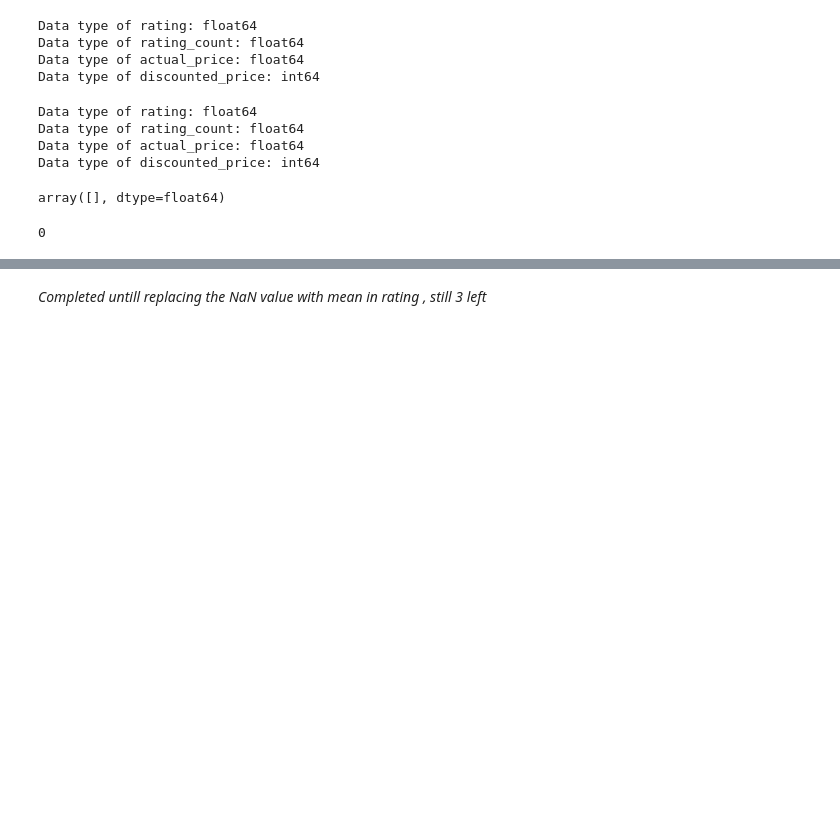
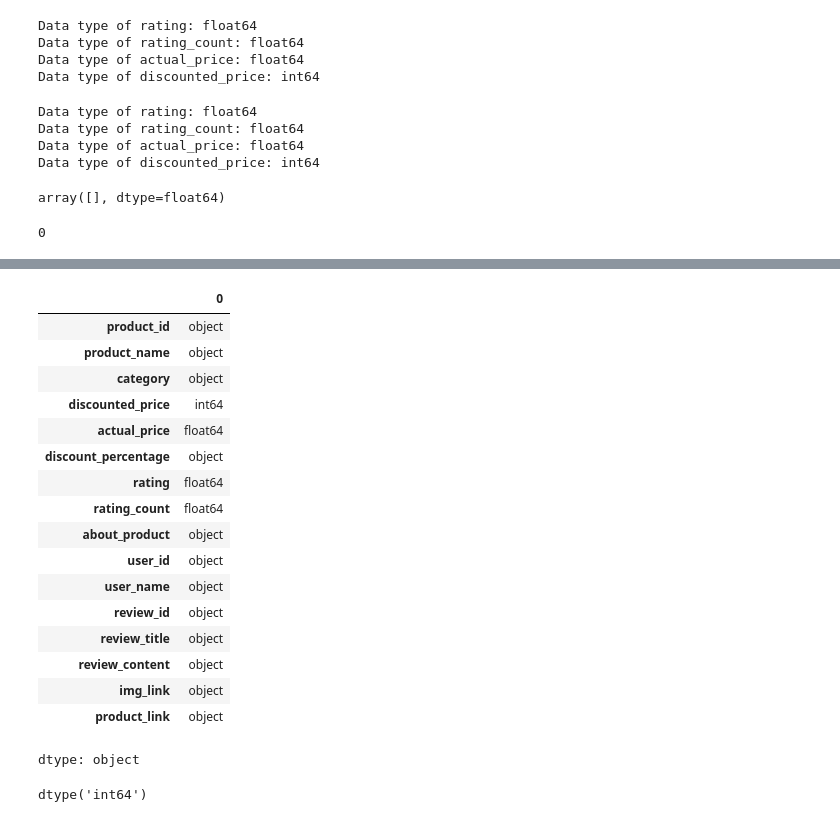
Before and after one commit to Harin22/data-wrangling-visualization, a Jupyter notebook: Amazon_Product_Ratings_&_Reviews_Analysis.ipynb, the cells around one changed output, grey strips where cells are left out. Drawn from its saved outputs; the diff is of its cells as text; code cells hidden in the pictures; blank space fills up the shorter version.

Commit message:
Completed handling missing values: Replaced NaN in 'rating' with mean and confirmed zero null values in the dataset.

```diff
--- a/Amazon_Product_Ratings_&_Reviews_Analysis.ipynb
+++ b/Amazon_Product_Ratings_&_Reviews_Analysis.ipynb
@@ -163,3 +163,30 @@ int64
 []
-# %% [markdown]
-*Completed untill replacing the NaN value with mean in rating , still 3 left*
+# %%
+display(df.dtypes) #analysing the changes
+# %% [output]
+|  | 0 |
+| product_id | object |
+| product_name | object |
+| category | object |
+| discounted_price | int64 |
+| actual_price | float64 |
+| discount_percentage | object |
+| rating | float64 |
+| rating_count | float64 |
+| about_product | object |
+| user_id | object |
+| user_name | object |
+| review_id | object |
+| review_title | object |
+| review_content | object |
+| img_link | object |
+| product_link | object |
+dtype: object
+# %%
+df['discount_percentage'] = df['discounted_price'].astype(str).str.replace('%', '')
+df['discount_percentage'] = pd.to_numeric(df['discount_percentage'], errors='coerce')
+
+
+display(df['discount_percentage'].dtypes)
+# %% [output]
+dtype('int64')
```
Also changed, not shown: parts of 5 cells of this notebook.
